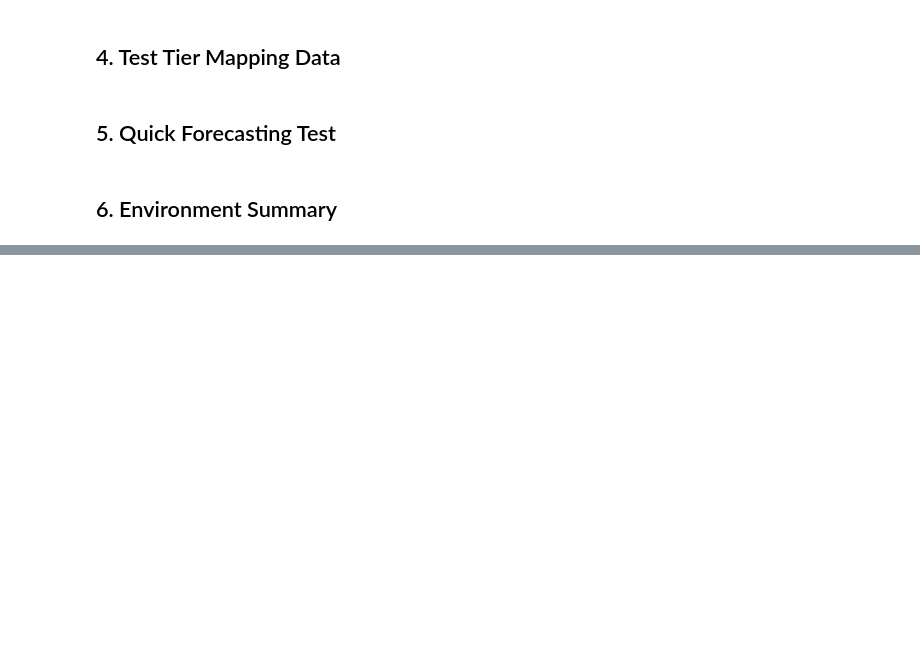
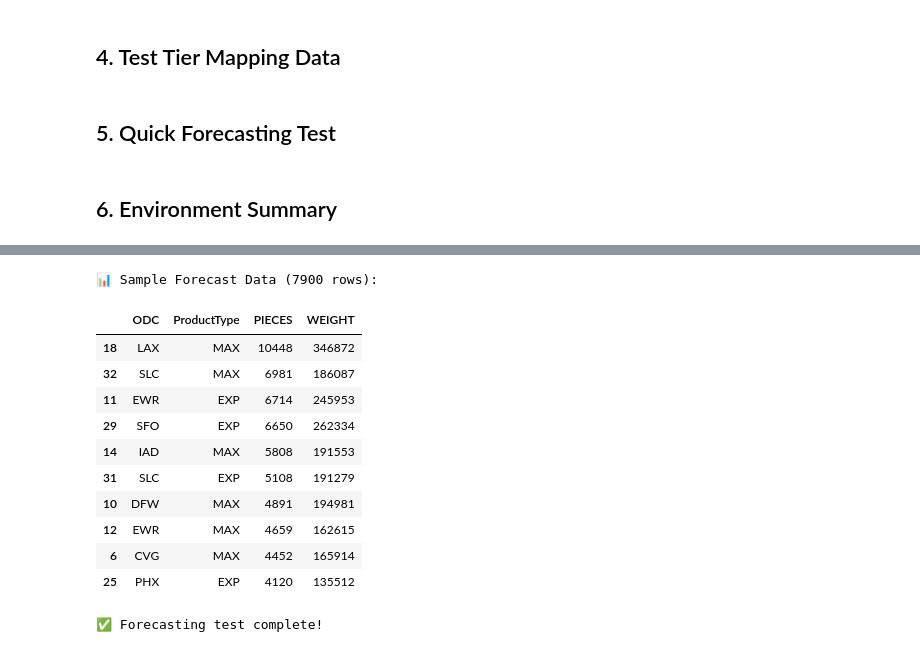
Before and after one commit to Frank-PD/hassett-forecasting, a Jupyter notebook: notebooks/00_setup_and_test.ipynb, the cells around one changed output, grey strips where cells are left out. Cells and saved outputs as stored; diff of their text form; code cells hidden in the pictures; blank space fills up the shorter version.

```diff
--- a/notebooks/00_setup_and_test.ipynb
+++ b/notebooks/00_setup_and_test.ipynb
@@ -203,0 +373,19 @@ else:
+# %%
+# Query Hassett report table - Sample for testing
+# First, check how many rows exist in the source table
+count_query = "SELECT COUNT(*) as row_count FROM decus_domesticops_prod.dbo.tmp_hassett_report"
+count_result = pd.read_sql(count_query, conn)
+total_rows_in_db = count_result['row_count'][0]
+print(f"Total rows in source table: {total_rows_in_db:,}")
+
+# Fetch a sample for testing (10,000 rows)
+SAMPLE_SIZE = 10000
+query = f"SELECT * FROM decus_domesticops_prod.dbo.tmp_hassett_report LIMIT {SAMPLE_SIZE}"
+print(f"\nFetching {SAMPLE_SIZE:,} sample rows from Databricks...")
+df_hassett = pd.read_sql(query, conn)
+print(f"✅ Loaded {len(df_hassett):,} rows (SAMPLE dataset)")
+print(f"Columns ({len(df_hassett.columns)}): {list(df_hassett.columns)}")
+print(f"📊 Sample represents {len(df_hassett)/total_rows_in_db*100:.1f}% of total data")
+
+print(f"\nFirst 5 rows:")
+df_hassett.head()
@@ -203,0 +451,38 @@ else:
+# %%
+# Cell 12: Quick forecasting test using the sample data we already loaded
+# Use the df_hassett DataFrame instead of querying again
+
+# Filter for MAX and EXP products from the sample
+sample_forecast = df_hassett[
+    (df_hassett['ProductType'].isin(['MAX', 'EXP'])) &
+    (df_hassett['DATE_SHIP'].notna())
+].copy()
+
+if len(sample_forecast) > 0:
+    print(f"📊 Sample Forecast Data ({len(sample_forecast)} rows):\n")
+
+    # Group by ODC and ProductType
+    baseline = sample_forecast.groupby(['ODC', 'ProductType']).agg({
+        'PIECES': 'sum',
+        'WEIGHT': 'sum'
+    }).reset_index().sort_values('PIECES', ascending=False).head(10)
+
+    display(baseline)
+
+    print("\n✅ Forecasting test complete!")
+else:
+    print("⚠️  No MAX/EXP products found in sample data")
+# %% [output]
+📊 Sample Forecast Data (7900 rows):
+|  | ODC | ProductType | PIECES | WEIGHT |
+| 18 | LAX | MAX | 10448 | 346872 |
+| 32 | SLC | MAX | 6981 | 186087 |
+| 11 | EWR | EXP | 6714 | 245953 |
+| 29 | SFO | EXP | 6650 | 262334 |
+| 14 | IAD | MAX | 5808 | 191553 |
+| 31 | SLC | EXP | 5108 | 191279 |
+| 10 | DFW | MAX | 4891 | 194981 |
+| 12 | EWR | MAX | 4659 | 162615 |
+| 6 | CVG | MAX | 4452 | 165914 |
+| 25 | PHX | EXP | 4120 | 135512 |
+✅ Forecasting test complete!
```
Also changed, not shown: parts of 17 cells of this notebook, 19 other files.
